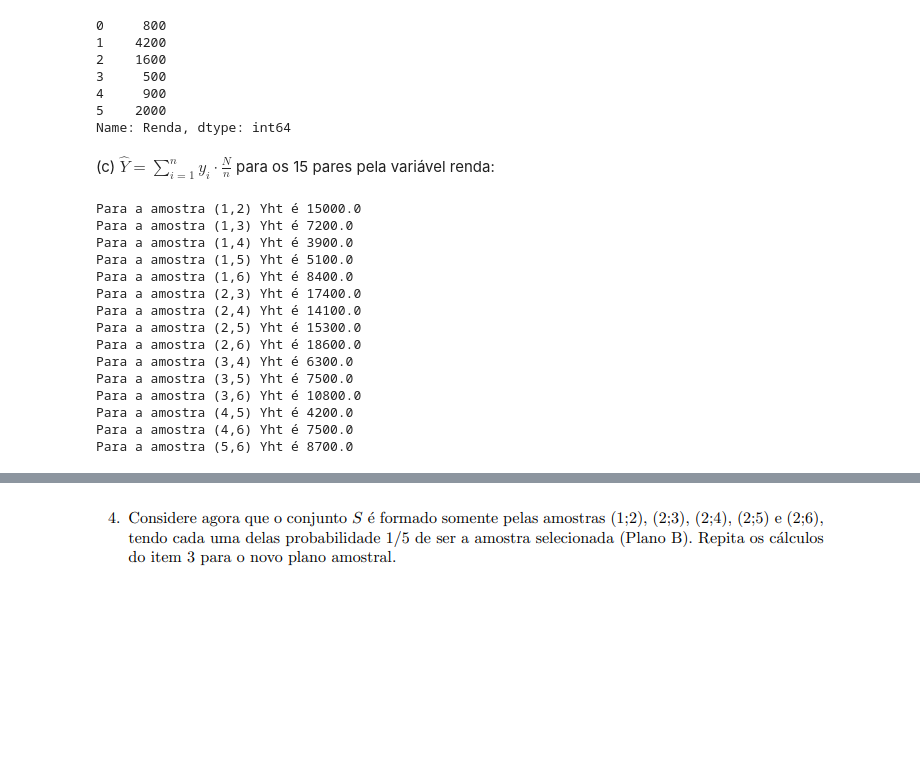
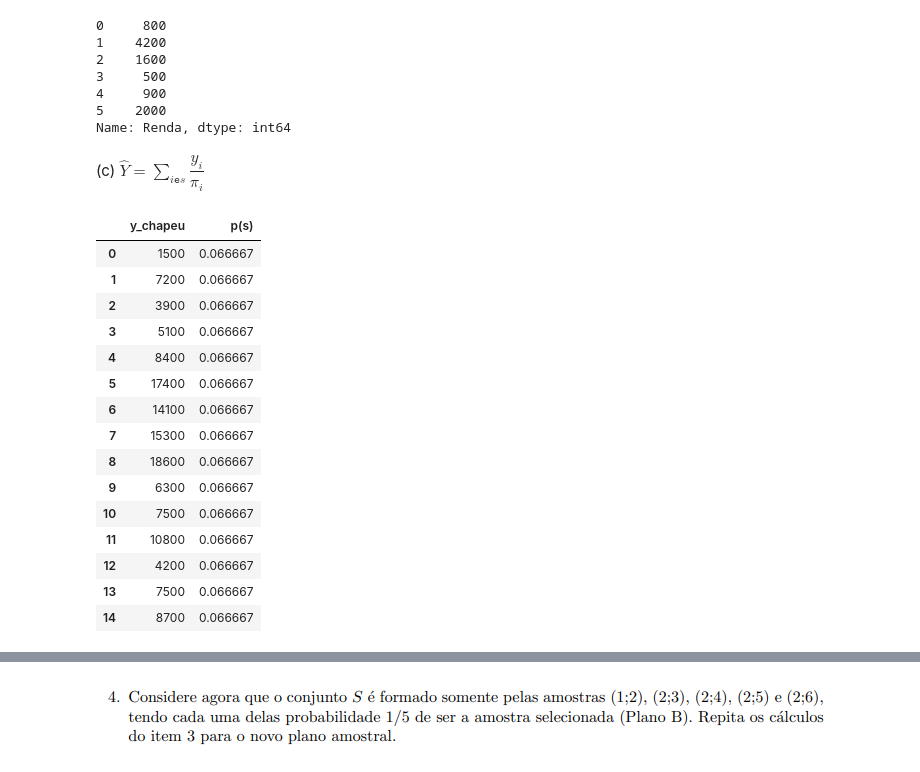
Before and after one commit to jouaraujo/trabalho1_amostragem, a Jupyter notebook: trabalho.ipynb, the cells around one changed output, grey strips where cells are left out. Drawn from its saved outputs; the diff is of its cells as text; code cells hidden in the pictures; blank space fills up the shorter version.

```diff
--- a/trabalho.ipynb
+++ b/trabalho.ipynb
@@ -97,57 +97,35 @@ df.Renda
 4     900
 5    2000
 Name: Renda, dtype: int64
-# %% [markdown]
-(c) $\hat{Y} = \sum_{i=1}^{n}y_i\cdot\frac{N}{n}$ para os 15 pares pela variável renda:
-# %%
-s1 = (800 + 4200)*(6/2)
-s2 = (800 + 1600)*(6/2)
-s3 = (800 + 500)*(6/2)
-s4 = (800 + 900)*(6/2)
-s5 = (800 + 2000)*(6/2)
-s6 = (4200 + 1600)*(6/2)
-s7 = (4200 + 500)*(6/2)
-s8 = (4200 + 900)*(6/2)
-s9 = (4200 + 2000)*(6/2)
-s10 = (1600 + 500)*(6/2)
-s11 = (1600 + 900)*(6/2)
-s12 = (1600 + 2000)*(6/2)
-s13 = (500 + 900)*(6/2)
-s14 = (500 + 2000)*(6/2)
-s15 = (900 + 2000)*(6/2)
-
-
-print(f'Para a amostra (1,2) Yht é {s1}')
-print(f'Para a amostra (1,3) Yht é {s2}')
-print(f'Para a amostra (1,4) Yht é {s3}')
-print(f'Para a amostra (1,5) Yht é {s4}')
-print(f'Para a amostra (1,6) Yht é {s5}')
-print(f'Para a amostra (2,3) Yht é {s6}')
-print(f'Para a amostra (2,4) Yht é {s7}')
-print(f'Para a amostra (2,5) Yht é {s8}')
-print(f'Para a amostra (2,6) Yht é {s9}')
-print(f'Para a amostra (3,4) Yht é {s10}')
-print(f'Para a amostra (3,5) Yht é {s11}')
-print(f'Para a amostra (3,6) Yht é {s12}')
-print(f'Para a amostra (4,5) Yht é {s13}')
-print(f'Para a amostra (4,6) Yht é {s14}')
-print(f'Para a amostra (5,6) Yht é {s15}')
-# %% [output]
-Para a amostra (1,2) Yht é 15000.0
-Para a amostra (1,3) Yht é 7200.0
-Para a amostra (1,4) Yht é 3900.0
-Para a amostra (1,5) Yht é 5100.0
-Para a amostra (1,6) Yht é 8400.0
-Para a amostra (2,3) Yht é 17400.0
-Para a amostra (2,4) Yht é 14100.0
-Para a amostra (2,5) Yht é 15300.0
-Para a amostra (2,6) Yht é 18600.0
-Para a amostra (3,4) Yht é 6300.0
-Para a amostra (3,5) Yht é 7500.0
-Para a amostra (3,6) Yht é 10800.0
-Para a amostra (4,5) Yht é 4200.0
-Para a amostra (4,6) Yht é 7500.0
-Para a amostra (5,6) Yht é 8700.0
+# %% [markdown]
+(c) $\hat{Y} = \sum_{i\mathtt{e}s}\dfrac{y_i}{\pi_i}$
+# %%
+df_s = pd.DataFrame(
+    {
+        'y_chapeu' : [1_500, 7_200, 3_900, 5_100, 8_400, 17_400, 14_100, 15_300, 18_600, 6_300, 7_500, 10_800, 4_200, 7_500, 8_700],
+        'p(s)' : [1/15, 1/15, 1/15, 1/15, 1/15, 1/15, 1/15, 1/15, 1/15, 1/15, 1/15, 1/15, 1/15, 1/15, 1/15]
+    }
+)
+
+df_s
+df_s
+# %% [output]
+|  | y_chapeu | p(s) |
+| 0 | 1500 | 0.066667 |
+| 1 | 7200 | 0.066667 |
+| 2 | 3900 | 0.066667 |
+| 3 | 5100 | 0.066667 |
+| 4 | 8400 | 0.066667 |
+| 5 | 17400 | 0.066667 |
+| 6 | 14100 | 0.066667 |
+| 7 | 15300 | 0.066667 |
+| 8 | 18600 | 0.066667 |
+| 9 | 6300 | 0.066667 |
+| 10 | 7500 | 0.066667 |
+| 11 | 10800 | 0.066667 |
+| 12 | 4200 | 0.066667 |
+| 13 | 7500 | 0.066667 |
+| 14 | 8700 | 0.066667 |
 # %% [markdown]
 (d) o valor esperado é dado por:
 
```
Also changed, not shown: parts of 23 cells of this notebook.
